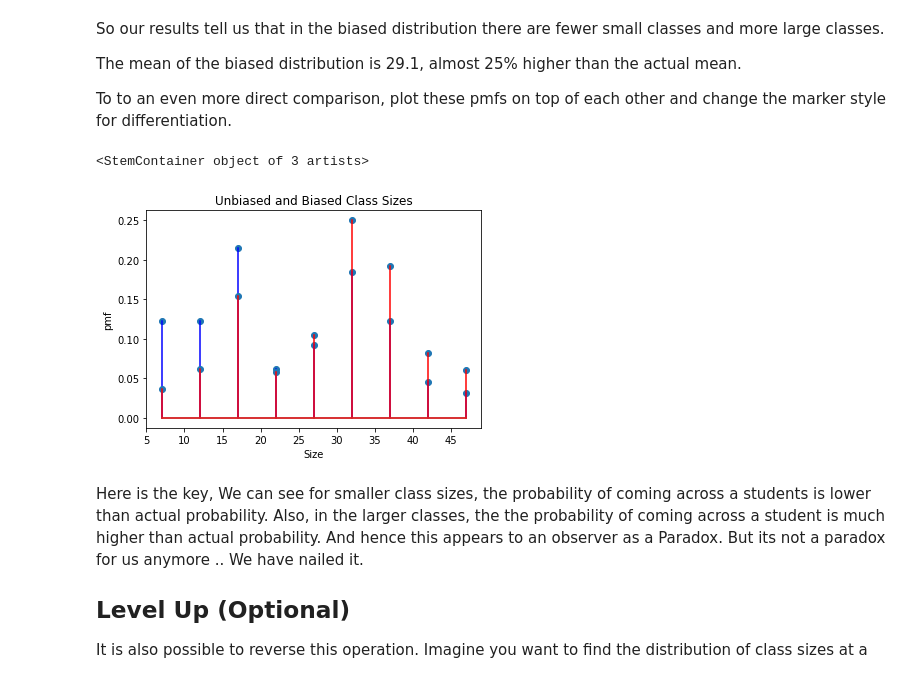
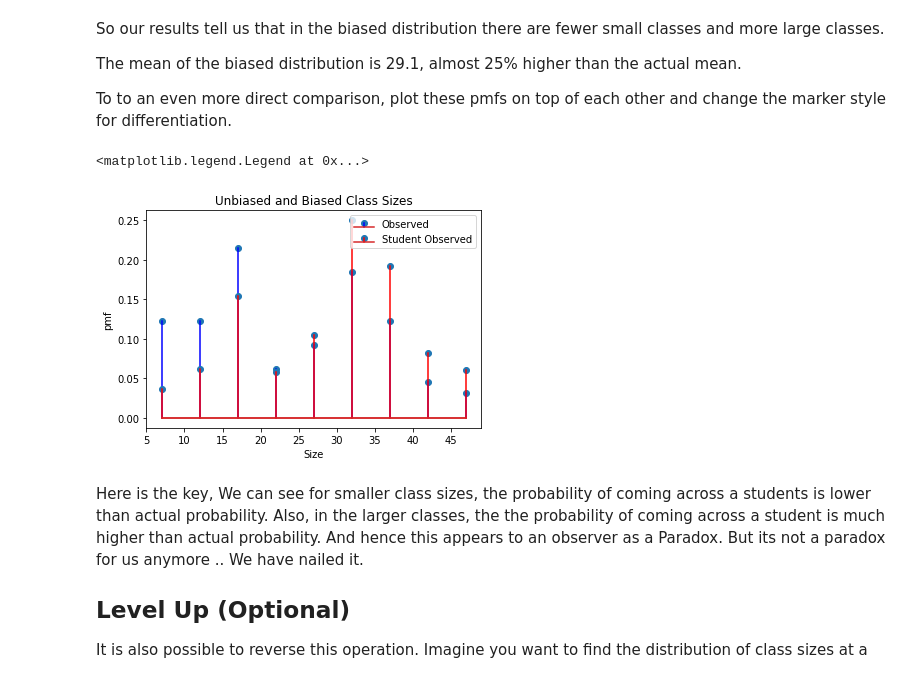
Before and after one commit to kayschulz/dsc-1-09-07-the-probability-mass-function-lab-seattle-ds-career-040119, a Jupyter notebook: index.ipynb, the cells around one changed output. Cells and saved outputs as stored; diff of their text form; code cells hidden in the pictures.

```diff
--- a/index.ipynb
+++ b/index.ipynb
@@ -178,16 +178,16 @@ To to an even more direct comparison, plot these pmfs on top of each other and c
 # %%
 # Plot pmfs overlapping
 fig, ax = plt.subplots()
 
 ax.set_title('Unbiased and Biased Class Sizes')
 ax.set_xlabel('Size')
 ax.set_ylabel('pmf')
 observed = ax.stem(sizes, pmf, 'blue', label = 'Observed')
 students_obs = ax.stem(sizes,pmf2, 'red', label = 'Student Observed')
-plt.legend(handles=[observed, students])
+plt.legend(handles=[observed, students_obs])
 # %% [output]
-<StemContainer object of 3 artists>
+<matplotlib.legend.Legend at 0x...>
-[figure, old version]
+[figure, new version]
 # %% [markdown]
 Here is the key, We can see for smaller class sizes, the probability of coming across a students is lower than actual probability. Also, in the larger classes, the the probability of coming across a student is much higher than actual probability. And hence this appears to an observer as a Paradox. But its not a paradox for us anymore .. We have nailed it.
 
```
